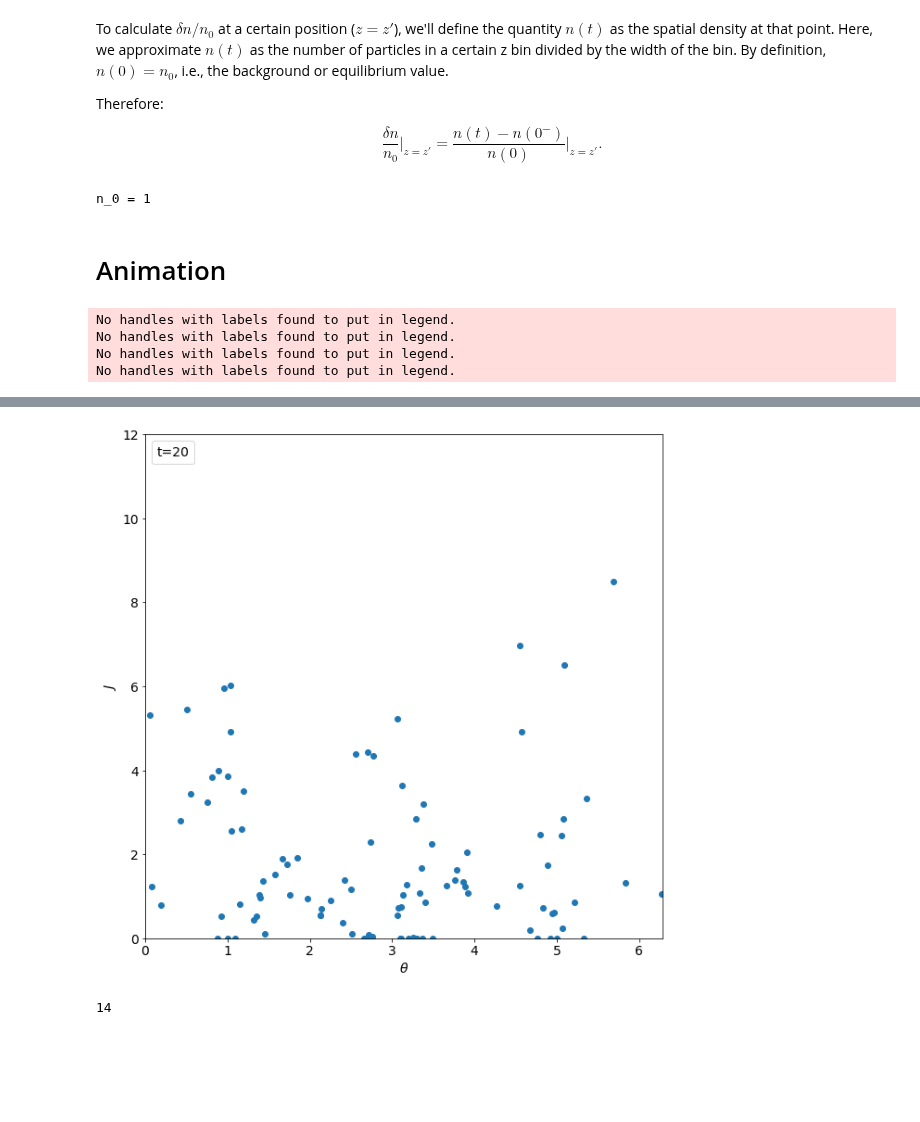
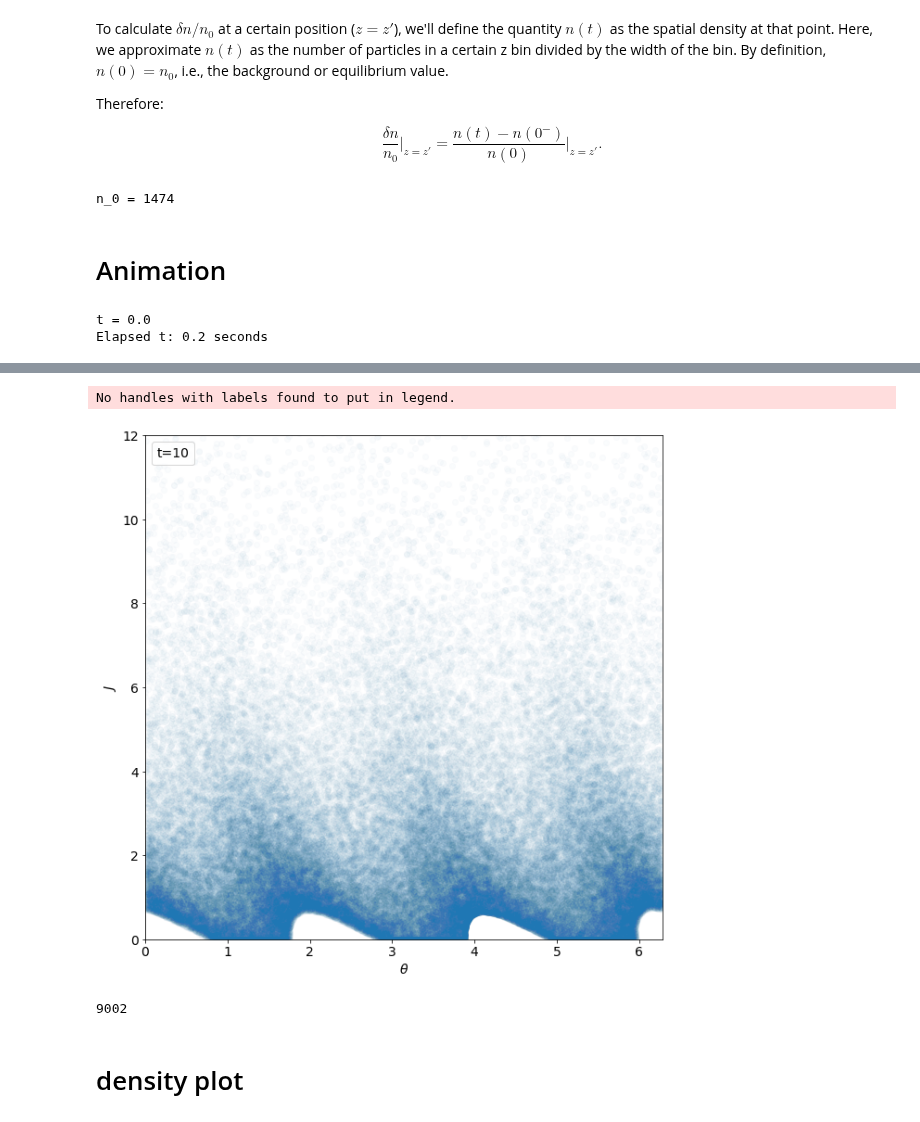
Before and after one commit to Jupiter1994/plasma-echo, a Jupyter notebook: Leapfrog Trajs Testing.ipynb, the cells around one changed output, grey strips where cells are left out. Drawn from its saved outputs; the diff is of its cells as text; code cells hidden in the pictures; blank space fills up the shorter version.

Commit message:
in leapfrog test nb, made leapfrog ~10 times faster by skipping most frames

```diff
--- a/Leapfrog Trajs Testing.ipynb
+++ b/Leapfrog Trajs Testing.ipynb
@@ -158,17 +158,17 @@ Let N be the number of particles I'm simulating. (I should test N=1, 10, 100, ..
 ## define hammer params, phase space range
 
 # define the parameters of the two hammers (t_i, n_i, A_i)
-t1, t2 = 5, 15
+t1, t2 = 2.5, 5
 n1, n2 = 1, 3
 A1, A2 = 0.1, 0.2
 
 # define ts, thetas, and Js; and, corresponding Cartesian coords
-N = (int) (1e2) # number of particles
+N = (int) (1e5) # number of particles
 
 # time range
 tmin = 0
-tmax = 20
-tstep = 0.05
+tmax = 10
+tstep = 0.5
 ts = np.arange(tmin, tmax+tstep, tstep)
 
 # Monte Carlo sample our initial conditions
@@ -180,7 +180,11 @@ Js = f_0_distro(N) # drawn from f_0(J)
 Omegas = compute_Omega(Js)
 
 # convert to z, v_z
-zs, vzs = pol2cart_exact(thetas, Js)
+use_exact_conversion = True
+if use_exact_conversion:
+    zs, vzs = pol2cart_exact(thetas, Js)
+else:
+    zs, vzs = pol2cart_harmonic(thetas, Js)
 # %% [markdown]
 To calculate $\delta n / n_0$ at a certain position ($z=z'$), we'll define the quantity $n(t)$ as the spatial density at that point. Here, we approximate $n(t)$ as the number of particles in a certain z bin divided by the width of the bin. By definition, $n(0) = n_0$, i.e., the background or equilibrium value.
 
@@ -194,7 +198,7 @@ plot_initial_distro = False
 
 # number of particles at t=0 within z_tolerance at a z coordinate; this is the
 # "background" distribution
-z_offset = 1
+z_offset = 1.5
 n_0 = np.sum(np.abs(zs - z_offset) < z_tolerance)
 print(f'n_0 = {n_0}')
 
@@ -213,7 +217,7 @@ if plot_initial_distro:
 
     plt.show()
 # %% [output]
-n_0 = 1
+n_0 = 1474
 # %% [markdown]
 # Animation
 # %%
@@ -246,7 +250,7 @@ def dJ_dt(theta, t):
 # make the animation
 fig = plt.figure(figsize=(10,10))
 
-scat = plt.scatter(thetas, Js, alpha=1)
+scat = plt.scatter(thetas, Js, alpha=0.02)
 
 make_animation=True
 if make_animation:
@@ -280,24 +284,34 @@ def updatefig(i):
     ## move negative-J particles to J~0 orbits
     move_negative_J_particles = True
 
-    # calculate next thetas, Js using leapfrog
-    # 1. kick
-    variables["J_halfs"] = variables["Js"] + (dJ_dt(variables["thetas"], t)*tstep/2)
+    num_mini_tsteps = 20
+    tstep_mini = tstep / num_mini_tsteps
 
-    # move negative-J_half particles to J=0 orbits
-    J_half_is_negative = (variables["J_halfs"] < 0)
-    if move_negative_J_particles:
-        variables["J_halfs"][J_half_is_negative] = 0
+    ## run KDK for 10 mini-time steps between t and t+tstep
+    for i in range(num_mini_tsteps):
+        t_prime = t + i*tstep_mini
+        # calculate next thetas, Js using leapfrog
+        # 1. kick
+        variables["J_halfs"] = variables["Js"] + \
+            (dJ_dt(variables["thetas"], t_prime)*tstep_mini/2)
 
-    # 2. drift
-    thetas_next_step = variables["thetas"] + dtheta_dt(variables["J_halfs"])*tstep
-    thetas_next_step = np.mod(thetas_next_step, 2*np.pi)
-    # 3. kick
-    Js_next_step = variables["J_halfs"] + (dJ_dt(thetas_next_step, t+tstep)*tstep/2)
+        # move negative-J_half particles to J=0 orbits
+        J_half_is_negative = (variables["J_halfs"] < 0)
+        if move_negative_J_particles:
+            variables["J_halfs"][J_half_is_negative] = 0
 
-    # update thetas, Js
-    variables["thetas"] = thetas_next_step
-    variables["Js"] = Js_next_step
+        # 2. drift
+        thetas_next_step = variables["thetas"] + \
+            dtheta_dt(variables["J_halfs"])*tstep_mini
+        thetas_next_step = np.mod(thetas_next_step, 2*np.pi)
+
+        # 3. kick
+        Js_next_step = variables["J_halfs"] + \
+            (dJ_dt(thetas_next_step, t_prime+tstep_mini)*tstep_mini/2)
+
+        # update thetas, Js
+        variables["thetas"] = thetas_next_step
+        variables["Js"] = Js_next_step
 
     ## move negative-J particles to J=0 orbits
     J_is_negative = (variables["Js"] < 0)
@@ -305,12 +319,11 @@ def updatefig(i):
         variables["Js"][J_is_negative] = 0
 
     ## convert coordinates to (z, v_z)
-    hide_negative_J_particles = False
-    if hide_negative_J_particles:
+    if use_exact_conversion:
         zs, vzs = pol2cart_exact(variables["thetas"][~J_is_negative],
                            variables["Js"][~J_is_negative])
     else:
-        zs, vzs = pol2cart_exact(variables["thetas"],
+        zs, vzs = pol2cart_harmonic(variables["thetas"],
                            variables["Js"])
 
     ## compute delta n / n_0, ie, number density contrast
@@ -336,11 +349,9 @@ def updatefig(i):
 
 make_animation = True
 if make_animation:
-    ani = animation.FuncAnimation(fig, updatefig, interval=50, frames=len(ts), \
+    ani = animation.FuncAnimation(fig, updatefig, interval=100, frames=len(ts), \
             blit=True)
     ani.save("Leapfrog_trajs_test_temp.mp4")
 # %% [output]
-No handles with labels found to put in legend.
-No handles with labels found to put in legend.
-No handles with labels found to put in legend.
-No handles with labels found to put in legend.
+t = 0.0
+Elapsed t: 0.2 seconds
@@ -391,5 +386,8 @@ Elapsed t: 36.3 seconds
+No handles with labels found to put in legend.
-[figure, old version]
+[figure, new version]
 # %%
 np.sum(variables["Js"] == 0)
 # %% [output]
-14
+9002
+# %% [markdown]
+# density plot
```
Also changed, not shown: parts of 4 cells of this notebook, 1 other file.
